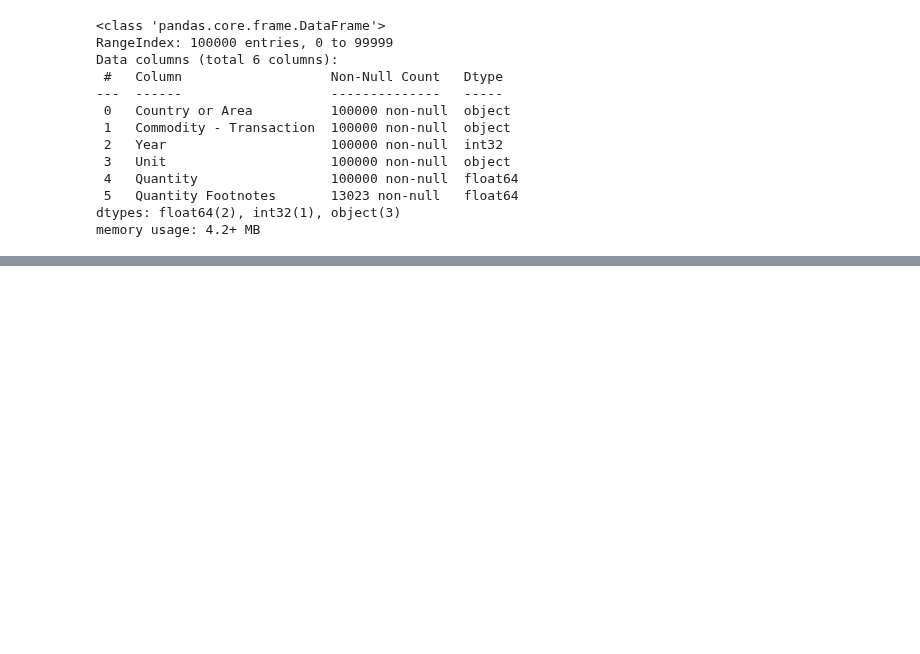
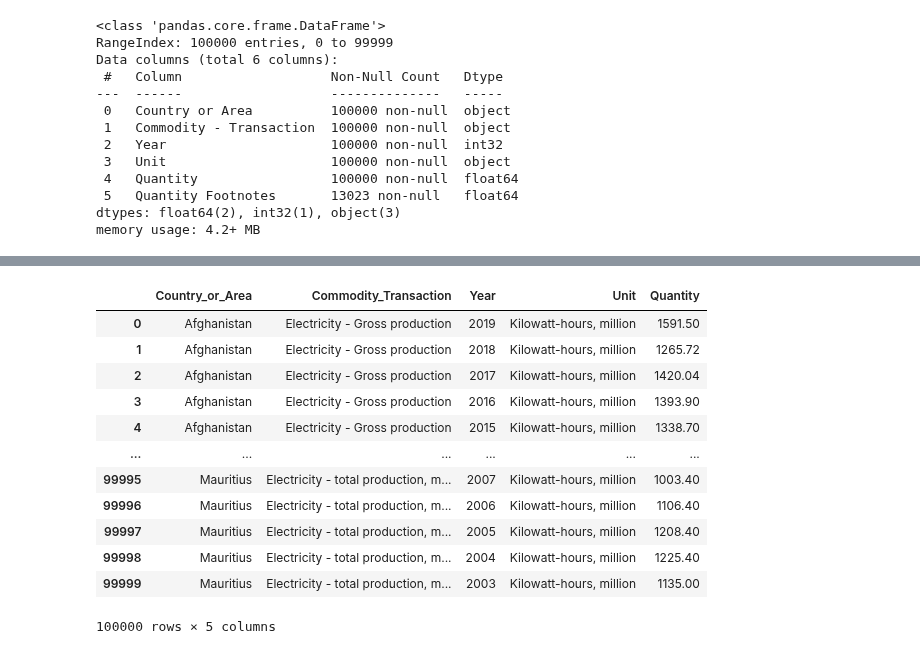
Before and after one commit to eldrigeampong/Data-Science, a Jupyter notebook: UN/Energy Statistics Database/proj1.ipynb, the cells around one changed output, grey strips where cells are left out. Drawn from its saved outputs; the diff is of its cells as text; code cells hidden in the pictures; blank space fills up the shorter version.

```diff
--- a/UN/Energy Statistics Database/proj1.ipynb
+++ b/UN/Energy Statistics Database/proj1.ipynb
@@ -43,0 +23,4 @@ df
+# %%
+filepath = os.path.join('datasets', 'Total Electricity.csv')
+
+df = pd.read_csv(filepath)
@@ -93,10 +96,3 @@ Data columns (total 6 columns):
  5   Quantity Footnotes       13023 non-null   float64
 dtypes: float64(2), int32(1), object(3)
 memory usage: 4.2+ MB
-# %%
-df.rename(columns={'Country or Area': 'country_or_area',
-                   'Commodity - Transaction': 'comdy_trans',
-                   }, inplace=True)
-
-df.columns = [col.lower() for col in df.columns]
-df.head()
@@ -601,0 +114,17 @@ cnt_area_grp.get_group('Central African Rep.')
+# %%
+df1 = df[['Country_or_Area', 'Commodity_Transaction', 'Year', 'Unit', 'Quantity']]
+df1
+# %% [output]
+|  | Country_or_Area | Commodity_Transaction | Year | Unit | Quantity |
+| 0 | Afghanistan | Electricity - Gross production | 2019 | Kilowatt-hours, million | 1591.50 |
+| 1 | Afghanistan | Electricity - Gross production | 2018 | Kilowatt-hours, million | 1265.72 |
+| 2 | Afghanistan | Electricity - Gross production | 2017 | Kilowatt-hours, million | 1420.04 |
+| 3 | Afghanistan | Electricity - Gross production | 2016 | Kilowatt-hours, million | 1393.90 |
+| 4 | Afghanistan | Electricity - Gross production | 2015 | Kilowatt-hours, million | 1338.70 |
+| ... | ... | ... | ... | ... | ... |
+| 99995 | Mauritius | Electricity - total production, m... | 2007 | Kilowatt-hours, million | 1003.40 |
+| 99996 | Mauritius | Electricity - total production, m... | 2006 | Kilowatt-hours, million | 1106.40 |
+| 99997 | Mauritius | Electricity - total production, m... | 2005 | Kilowatt-hours, million | 1208.40 |
+| 99998 | Mauritius | Electricity - total production, m... | 2004 | Kilowatt-hours, million | 1225.40 |
+| 99999 | Mauritius | Electricity - total production, m... | 2003 | Kilowatt-hours, million | 1135.00 |
+100000 rows × 5 columns
```
Also changed, not shown: parts of 57 cells of this notebook, 1 other file.
